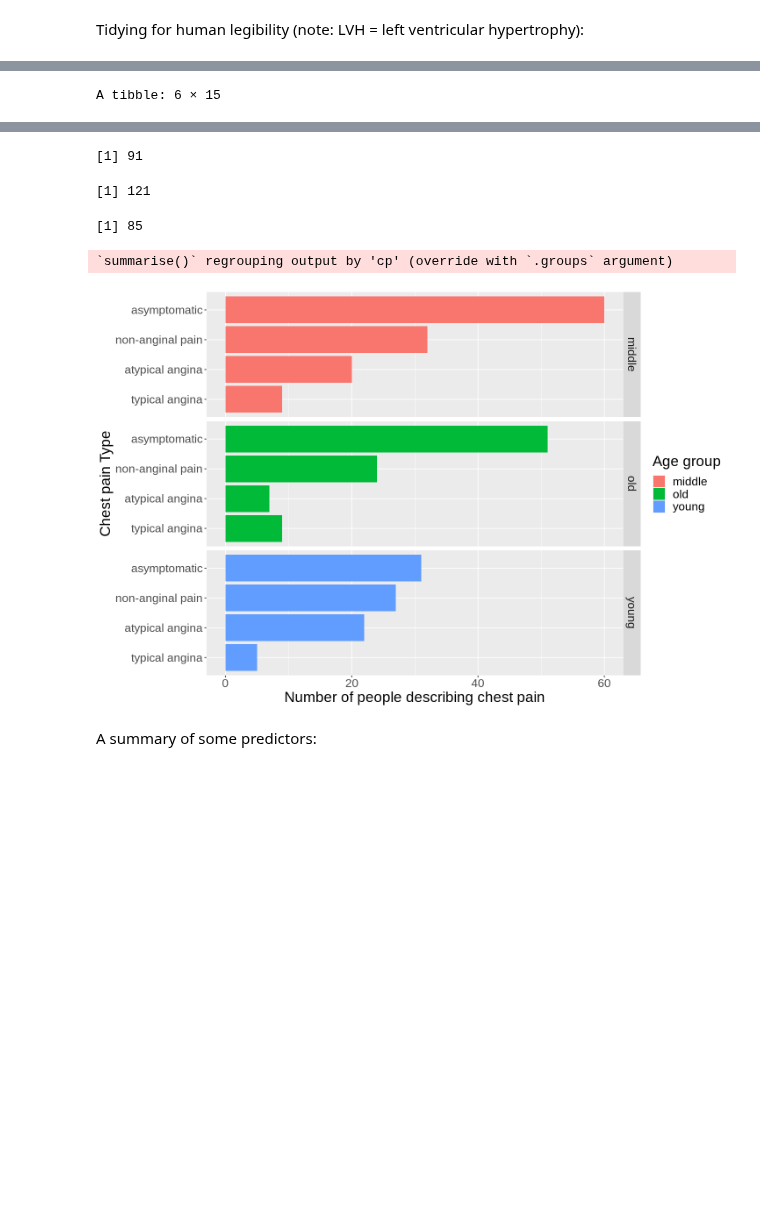
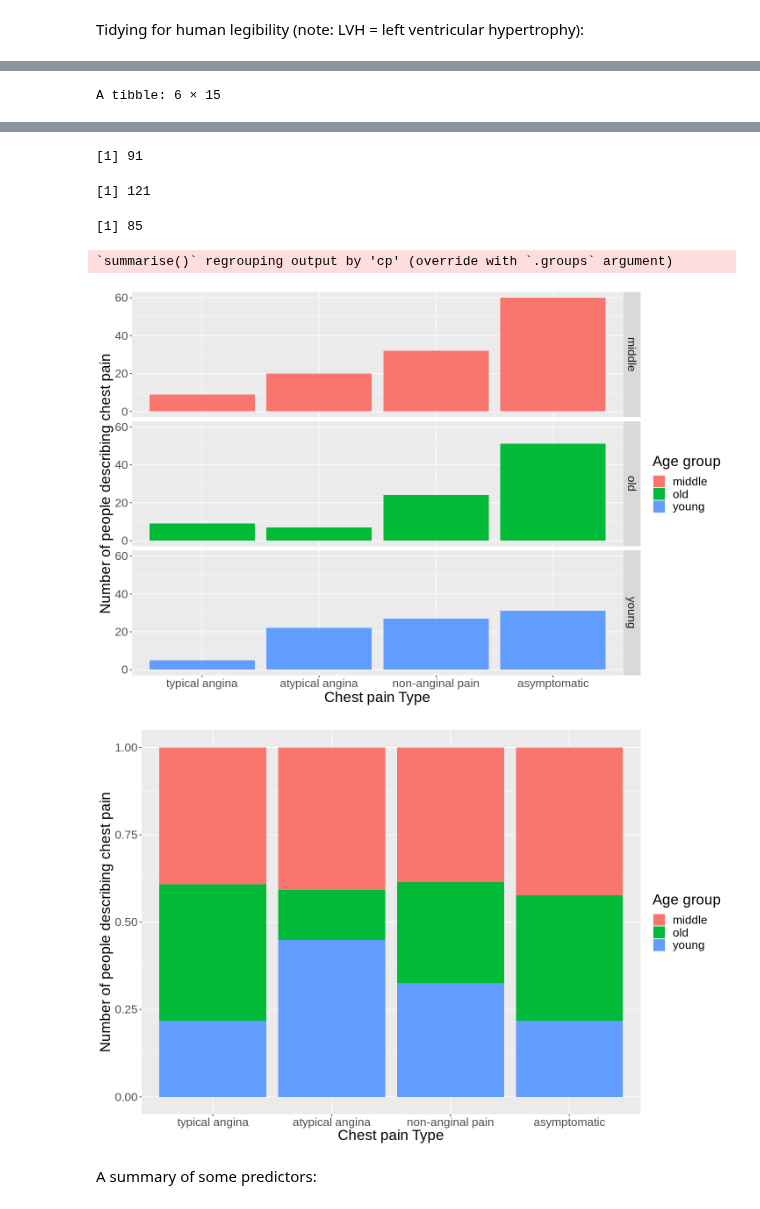
Before and after one commit to ssyl29/group_project, a Jupyter notebook: proposal.ipynb, the cells around one changed output, grey strips where cells are left out. Saved outputs shown, nothing was run; the diff lists cells and outputs as text; code cells hidden in the pictures; blank space fills up the shorter version.

```diff
--- a/proposal.ipynb
+++ b/proposal.ipynb
@@ -131,63 +113,72 @@ A spec_tbl_df: 297 × 14
 | 35 | male | asymptomatic | 126 | 282 | FALSE | LVH likely | 156 | yes | 0.0 | upsloping | 0 | ... |
 # %%
 # 1.Divide the dataset into different age group.
-heart_grouped <- within(heart_data,{
+heart_data <- within(heart_data,{
   age_group <- NA
   age_group[age>=60]="old"
   age_group[age>= 50 & age < 60] = "middle"
   age_group[age < 50] = "young"
 })
-head(heart_grouped)
+head(heart_data)
 
 # 2.Count the number in each group
-num_old <- heart_grouped %>%
+num_old <- heart_data %>%
     filter(age_group == "old") %>%
     nrow()
 num_old
 
-num_middle <- heart_grouped %>%
+num_middle <- heart_data %>%
     filter(age_group == "middle") %>%
     nrow()
 num_middle
 
-num_young <- heart_grouped %>%
+num_young <- heart_data %>%
     filter(age_group == "young") %>%
     nrow()
 num_young
 
 # Note: we can see that the majority of patients with
 # heart failure are between the ages of 50 and 60.
 
 # 3.Find the differnt types of chest pain in each age group
-chest_pains_age <- heart_grouped %>%
+chest_pains_age <- heart_data %>%
     select(cp, age_group) %>%
     group_by(cp, age_group) %>%
     summarize(count = n())
 
-chest_pain_plot <- chest_pains_age %>%
-    ggplot(aes(x = count, y = cp, fill = age_group)) +
+chest_pain_plot1 <- chest_pains_age %>%
+    ggplot(aes(x = cp, y = count, fill = age_group)) +
     geom_bar(stat = "identity", position = "dodge") +
     facet_grid(age_group ~.) +
-    labs(x = "Number of people describing chest pain", y = "Chest pain Type",
+    labs(x = "Chest pain Type", y = "Number of people describing chest pain",
         fill = "Age group") +
     theme(text = element_text(size = 20))
-chest_pain_plot
-# 4
+chest_pain_plot1
+
+chest_pain_plot2 <- chest_pains_age %>%
+    ggplot(aes(x = cp, y = count, fill = age_group)) +
+    geom_bar(stat = "identity", position = "fill") +
+    labs(x = "Chest pain Type", y = "Number of people describing chest pain",
+        fill = "Age group") +
+    theme(text = element_text(size = 20))
+chest_pain_plot2
+# 4.Use above plot1,2 to get a conclusion.
 # %% [output]
 A tibble: 6 × 15
 | age | sex | cp | trestbps | chol | fbs | restecg | thalach | exang | oldpeak | slope | ca | ... |
 | <dbl> | <fct> | <fct> | <dbl> | <dbl> | <lgl> | <fct> | <dbl> | <fct> | <dbl> | <fct> | <fct> | ... |
 | 69 | male | typical angina | 160 | 234 | TRUE | LVH likely | 131 | no | 0.1 | flat | 1 | ... |
 | 69 | female | typical angina | 140 | 239 | FALSE | normal | 151 | no | 1.8 | upsloping | 2 | ... |
 | 66 | female | typical angina | 150 | 226 | FALSE | normal | 114 | no | 2.6 | downsloping | 0 | ... |
 | 65 | male | typical angina | 138 | 282 | TRUE | LVH likely | 174 | no | 1.4 | flat | 1 | ... |
 | 64 | male | typical angina | 110 | 211 | FALSE | LVH likely | 144 | yes | 1.8 | flat | 0 | ... |
 | 64 | male | typical angina | 170 | 227 | FALSE | LVH likely | 155 | no | 0.6 | flat | 0 | ... |
 [1] 91
 [1] 121
 [1] 85
 `summarise()` regrouping output by 'cp' (override with `.groups` argument)
-[figure, old version]
+[figure, new version]
+[figure, added]
 # %% [markdown]
 A summary of some predictors:
 # %%
```
Also changed, not shown: parts of 4 cells of this notebook.
